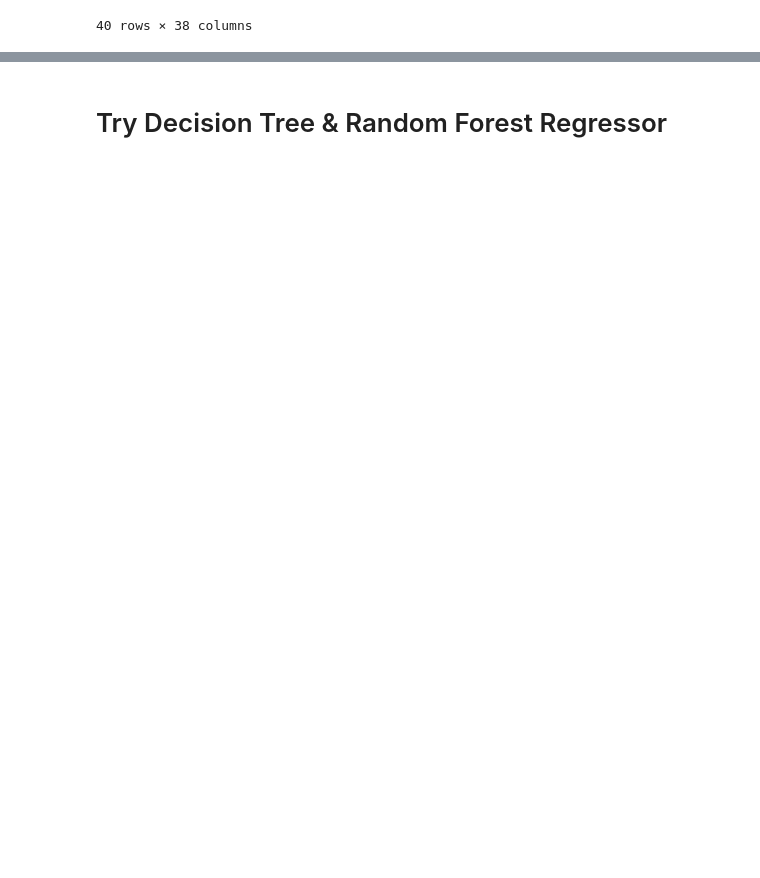
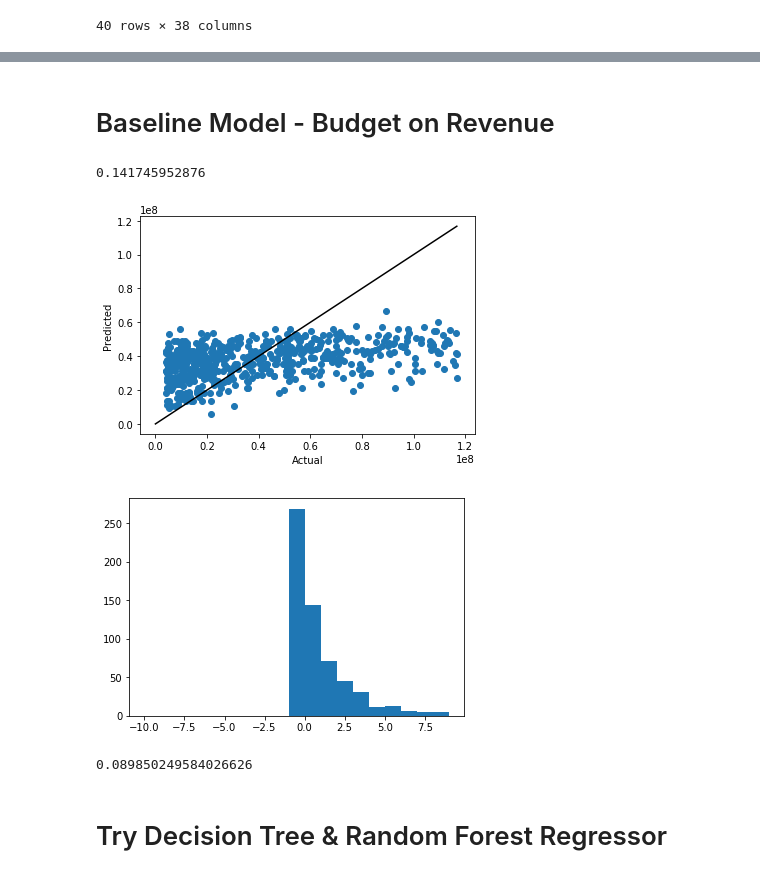
Before and after one commit to abew16/Data-Science-Bootcamp, a Jupyter notebook: Unit 3/Capstone/Predicting Movie Revenue.ipynb, the cells around one changed output, grey strips where cells are left out. Drawn from its saved outputs; the diff is of its cells as text; code cells hidden in the pictures; blank space fills up the shorter version.

Commit message:
Created Baseline LR

```diff
--- a/Unit 3/Capstone/Predicting Movie Revenue.ipynb
+++ b/Unit 3/Capstone/Predicting Movie Revenue.ipynb
@@ -250,3 +250,51 @@ df.corr()[['complete_revenue','complete_budget','ROI','gross_margin']]
+# %% [markdown]
+# Baseline Model - Budget on Revenue
+# %%
+x = df['log_budget']
+y = df['complete_revenue']
+
+x_train = x.sample(frac=.8, random_state=30)
+y_train = y[x_train.index]
+
+x_test = x.drop(x_train.index)
+y_test = y.drop(y_train.index)
+
+x_train = x_train.values.reshape(-1,1)
+x_test = x_test.values.reshape(-1,1)
+# %%
+def fit_model(model, x_train, y_train, x_test):
+    model.fit(x_train,y_train)
+    print(model.score(x_train,y_train))
+    return(model.predict(x_test))
+
+def error_plot(y_test, y_predict):
+    plt.plot([0,y_test.max()],[0,y_test.max()],c='k')
+    plt.scatter(x=y_test,y=y_predict,)
+    plt.xlabel('Actual')
+    plt.ylabel('Predicted')
+    return(plt.show())
+
+def error_hist(y_test, y_predict):
+    percent_error = (y_predict - y_test) / y_test
+    plt.hist(percent_error, bins=np.arange(-10,10,1))
+    return(plt.show())
+
+def test_model(model, x_train, y_train, x_test, y_test):
+    y_predict = fit_model(model, x_train, y_train, x_test)
+    error_plot(y_test, y_predict)
+    error_hist(y_test, y_predict)
+    return(np.mean((percent_error < .1) & (percent_error > -.1)))
+# %%
+from sklearn.linear_model import LinearRegression
+
+lr = LinearRegression()
+
+test_model(lr, x_train, y_train, x_test, y_test)
+# %% [output]
+0.141745952876
+[figure, added]
+[figure, added]
+0.089850249584026626
 # %% [markdown]
 # Try Decision Tree & Random Forest Regressor
 # %%
```
Also changed, not shown: parts of 25 cells of this notebook, 1 other file.
